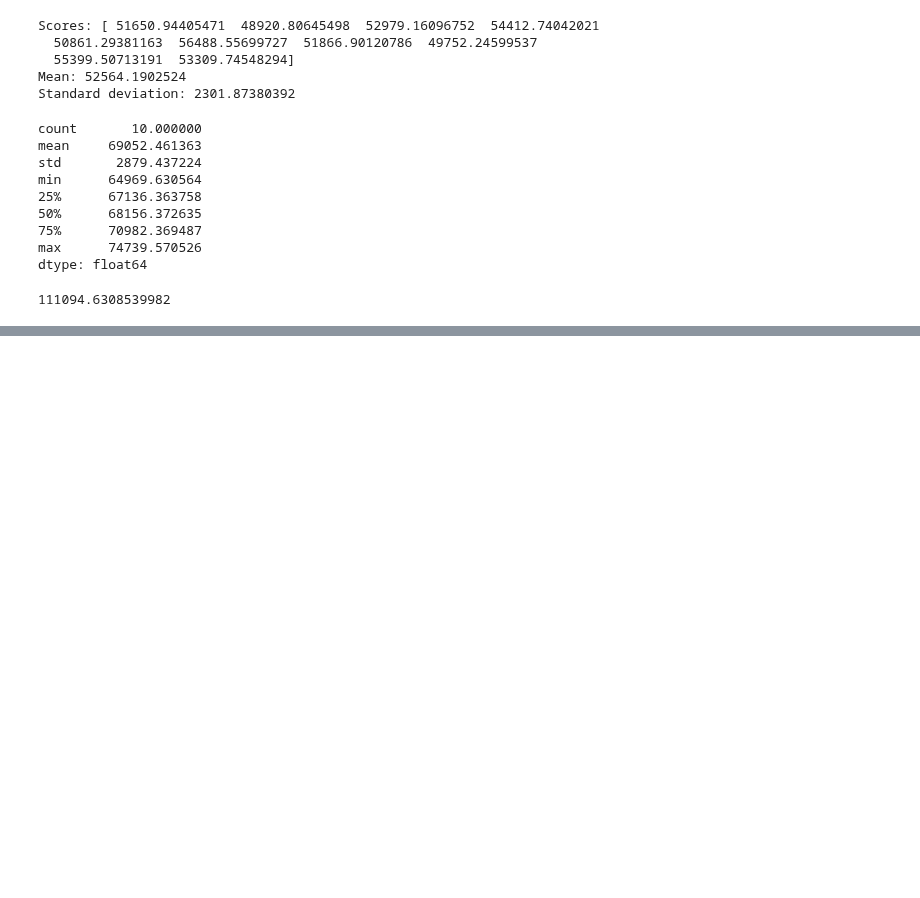
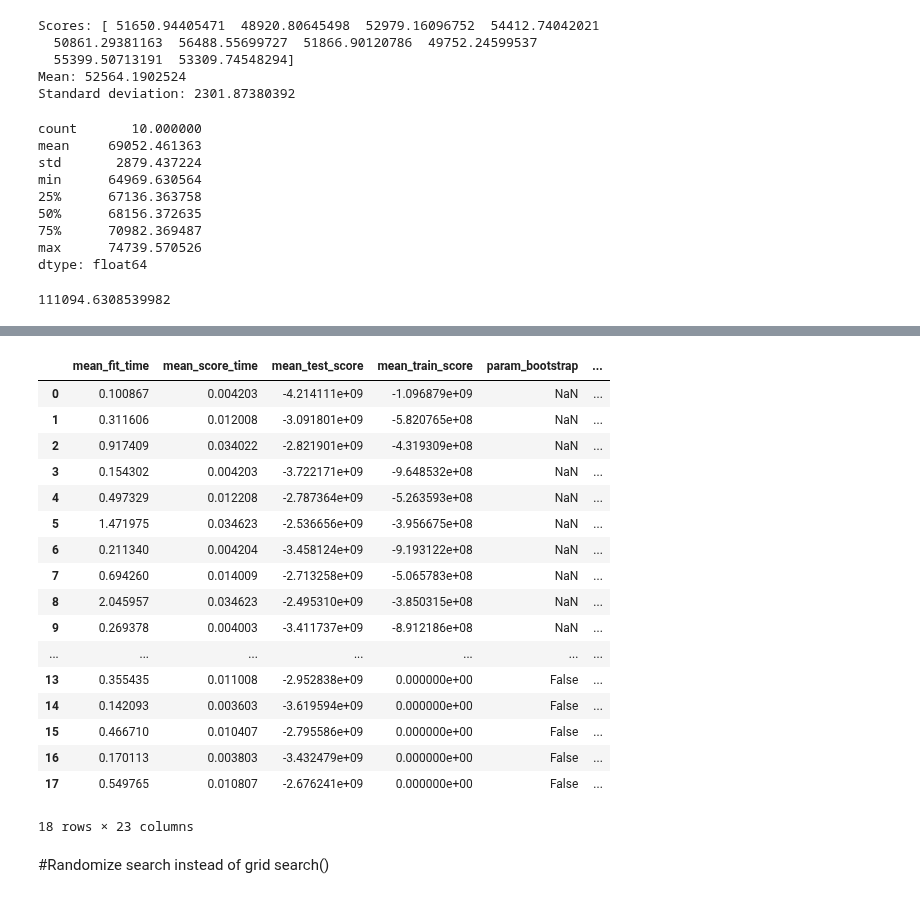
Before and after one commit to ruchisahu/machine-learning, a Jupyter notebook: house price .ipynb, the cells around one changed output, grey strips where cells are left out. Cells and saved outputs as stored; diff of their text form; code cells hidden in the pictures; blank space fills up the shorter version.

```diff
--- a/house price .ipynb
+++ b/house price .ipynb
@@ -801,3 +801,18 @@ svm_rmse
 111094.6308539982
 # %%
 #next step is to fine tune your model(which model you select)one way to do this is Grid Search
+# %%
+from sklearn.model_selection import GridSearchCV
+
+param_grid = [
+    # try 12 (3×4) combinations of hyperparameters
+    {'n_estimators': [3, 10, 30], 'max_features': [2, 4, 6, 8]},
+    # then try 6 (2×3) combinations with bootstrap set as False
+    {'bootstrap': [False], 'n_estimators': [3, 10], 'max_features': [2, 3, 4]},
+  ]
+
+forest_reg = RandomForestRegressor()
+# train across 5 folds, that's a total of (12+6)*5=90 rounds of training
+grid_search = GridSearchCV(forest_reg, param_grid, cv=5,
+                           scoring='neg_mean_squared_error')
+grid_search.fit(housing_prepared, housing_labels)
@@ -803,0 +873,23 @@ svm_rmse
+# %%
+pd.DataFrame(grid_search.cv_results_)
+# %% [output]
+|  | mean_fit_time | mean_score_time | mean_test_score | mean_train_score | param_bootstrap | ... |
+| 0 | 0.100867 | 0.004203 | -4.214111e+09 | -1.096879e+09 | NaN | ... |
+| 1 | 0.311606 | 0.012008 | -3.091801e+09 | -5.820765e+08 | NaN | ... |
+| 2 | 0.917409 | 0.034022 | -2.821901e+09 | -4.319309e+08 | NaN | ... |
+| 3 | 0.154302 | 0.004203 | -3.722171e+09 | -9.648532e+08 | NaN | ... |
+| 4 | 0.497329 | 0.012208 | -2.787364e+09 | -5.263593e+08 | NaN | ... |
+| 5 | 1.471975 | 0.034623 | -2.536656e+09 | -3.956675e+08 | NaN | ... |
+| 6 | 0.211340 | 0.004204 | -3.458124e+09 | -9.193122e+08 | NaN | ... |
+| 7 | 0.694260 | 0.014009 | -2.713258e+09 | -5.065783e+08 | NaN | ... |
+| 8 | 2.045957 | 0.034623 | -2.495310e+09 | -3.850315e+08 | NaN | ... |
+| 9 | 0.269378 | 0.004003 | -3.411737e+09 | -8.912186e+08 | NaN | ... |
+| ... | ... | ... | ... | ... | ... | ... |
+| 13 | 0.355435 | 0.011008 | -2.952838e+09 | 0.000000e+00 | False | ... |
+| 14 | 0.142093 | 0.003603 | -3.619594e+09 | 0.000000e+00 | False | ... |
+| 15 | 0.466710 | 0.010407 | -2.795586e+09 | 0.000000e+00 | False | ... |
+| 16 | 0.170113 | 0.003803 | -3.432479e+09 | 0.000000e+00 | False | ... |
+| 17 | 0.549765 | 0.010807 | -2.676241e+09 | 0.000000e+00 | False | ... |
+18 rows × 23 columns
+# %% [markdown]
+#Randomize search instead of grid search()
```
Also changed, not shown: parts of 16 cells of this notebook, 5 other files.
